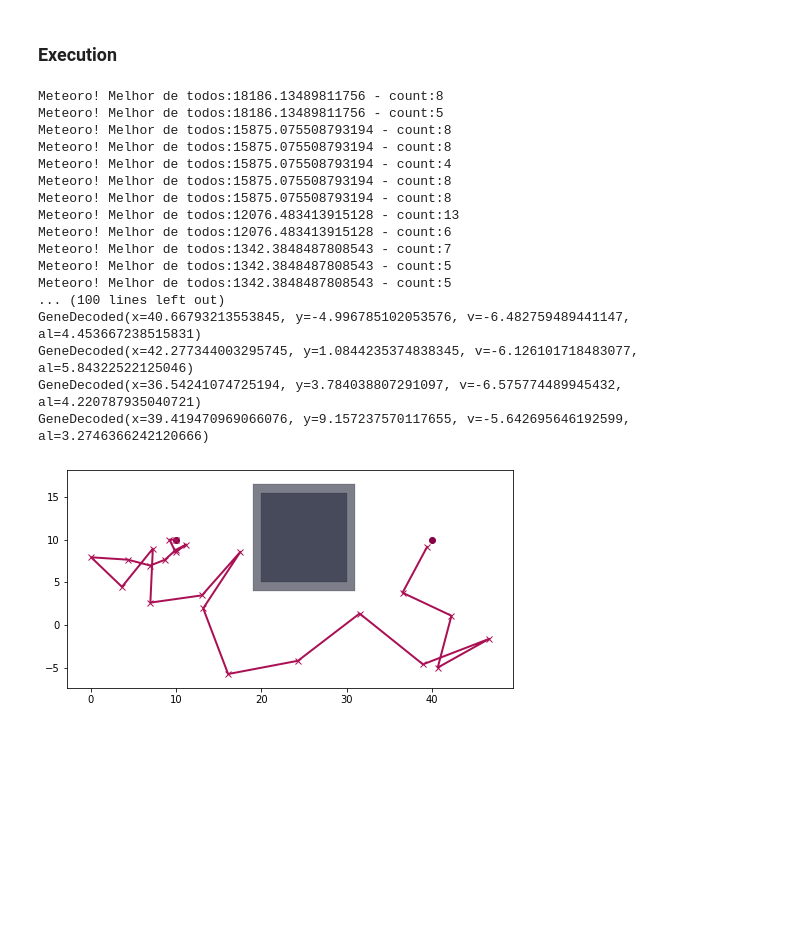
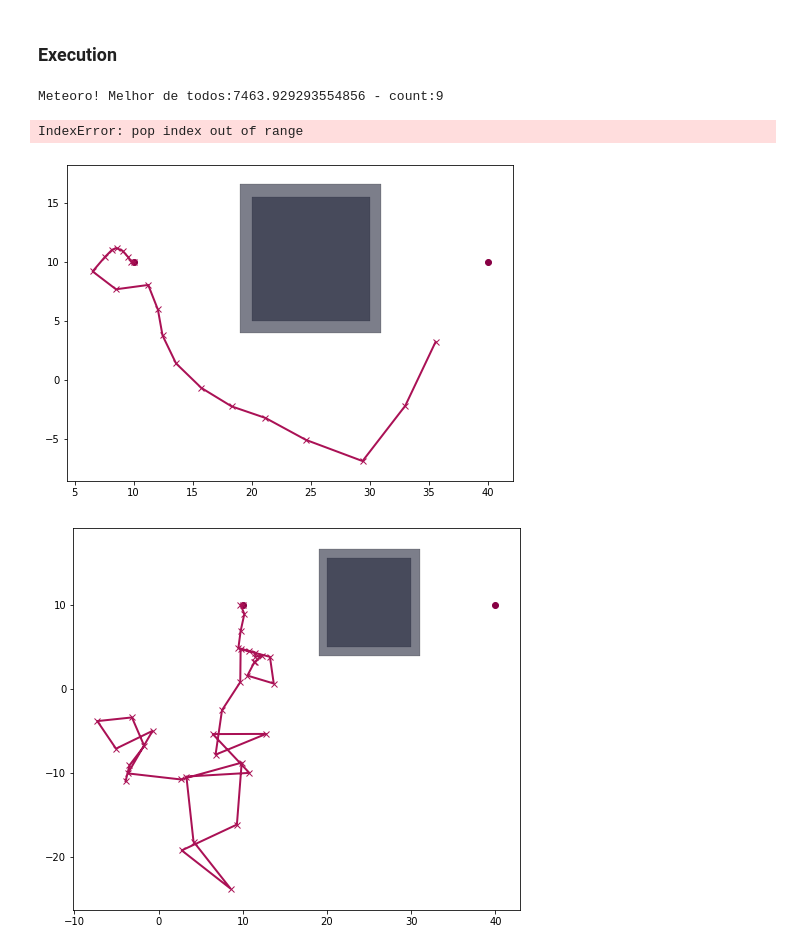
Before and after one commit to gustavo-moura/path-planning, a Jupyter notebook: algorithms/versions_genetic_algorithm/genetic_v3-5.ipynb, the cells around one changed output. Drawn from its saved outputs; the diff is of its cells as text; code cells hidden in the pictures; blank space fills up the shorter version.

```diff
--- a/algorithms/versions_genetic_algorithm/genetic_v3-5.ipynb
+++ b/algorithms/versions_genetic_algorithm/genetic_v3-5.ipynb
@@ -701,7 +725,7 @@ ag = Genetic(Subject, mapa1,
         C_con=10,
         C_cur=0,
         C_t=1,
-        max_exec_time=60,
+        max_exec_time=5,
         # Subject
         T_min=1,
         T_max=40,
@@ -726,24 +750,19 @@ plot_map(
     best.get_route(),
     None
 )
-#plot_stats(ag.trace, normalize=True)
-#plot_stats(ag.trace, normalize=False)
+# plot_stats(ag.trace, normalize=True)
+# plot_stats(ag.trace, normalize=False)
 # %% [output]
-Meteoro! Melhor de todos:18186.13489811756 - count:8
-Meteoro! Melhor de todos:18186.13489811756 - count:5
-Meteoro! Melhor de todos:15875.075508793194 - count:8
-Meteoro! Melhor de todos:15875.075508793194 - count:8
-Meteoro! Melhor de todos:15875.075508793194 - count:4
-Meteoro! Melhor de todos:15875.075508793194 - count:8
-Meteoro! Melhor de todos:15875.075508793194 - count:8
-Meteoro! Melhor de todos:12076.483413915128 - count:13
-Meteoro! Melhor de todos:12076.483413915128 - count:6
-Meteoro! Melhor de todos:1342.3848487808543 - count:7
-Meteoro! Melhor de todos:1342.3848487808543 - count:5
-Meteoro! Melhor de todos:1342.3848487808543 - count:5
-... (100 lines left out)
-GeneDecoded(x=40.66793213553845, y=-4.996785102053576, v=-6.482759489441147, al=4.453667238515831)
-GeneDecoded(x=42.277344003295745, y=1.0844235374838345, v=-6.126101718483077, al=5.84322522125046)
-GeneDecoded(x=36.54241074725194, y=3.784038807291097, v=-6.575774489945432, al=4.220787935040721)
-GeneDecoded(x=39.419470969066076, y=9.157237570117655, v=-5.642695646192599, al=3.2746366242120666)
+Meteoro! Melhor de todos:7463.929293554856 - count:9
-[figure, removed]
+IndexError: pop index out of range
+# %%
+plot_map(
+    [verts1, mapa1.areas_n_inf[0]],
+    ['n', 'n'],
+    wp_ori,
+    wp_des,
+    best.get_route(),
+    None
+)
+# %% [output]
+[figure, added]
@@ -749,0 +771,11 @@ GeneDecoded(x=39.419470969066076, y=9.157237570117655, v=-5.642695646192599, al=
+# %%
+plot_map(
+    [verts1, mapa1.areas_n_inf[0]],
+    ['n', 'n'],
+    wp_ori,
+    wp_des,
+    second_best.get_route(),
+    None
+)
+# %% [output]
+[figure, added]
```
Also changed, not shown: parts of 16 cells of this notebook, 12 other files.
